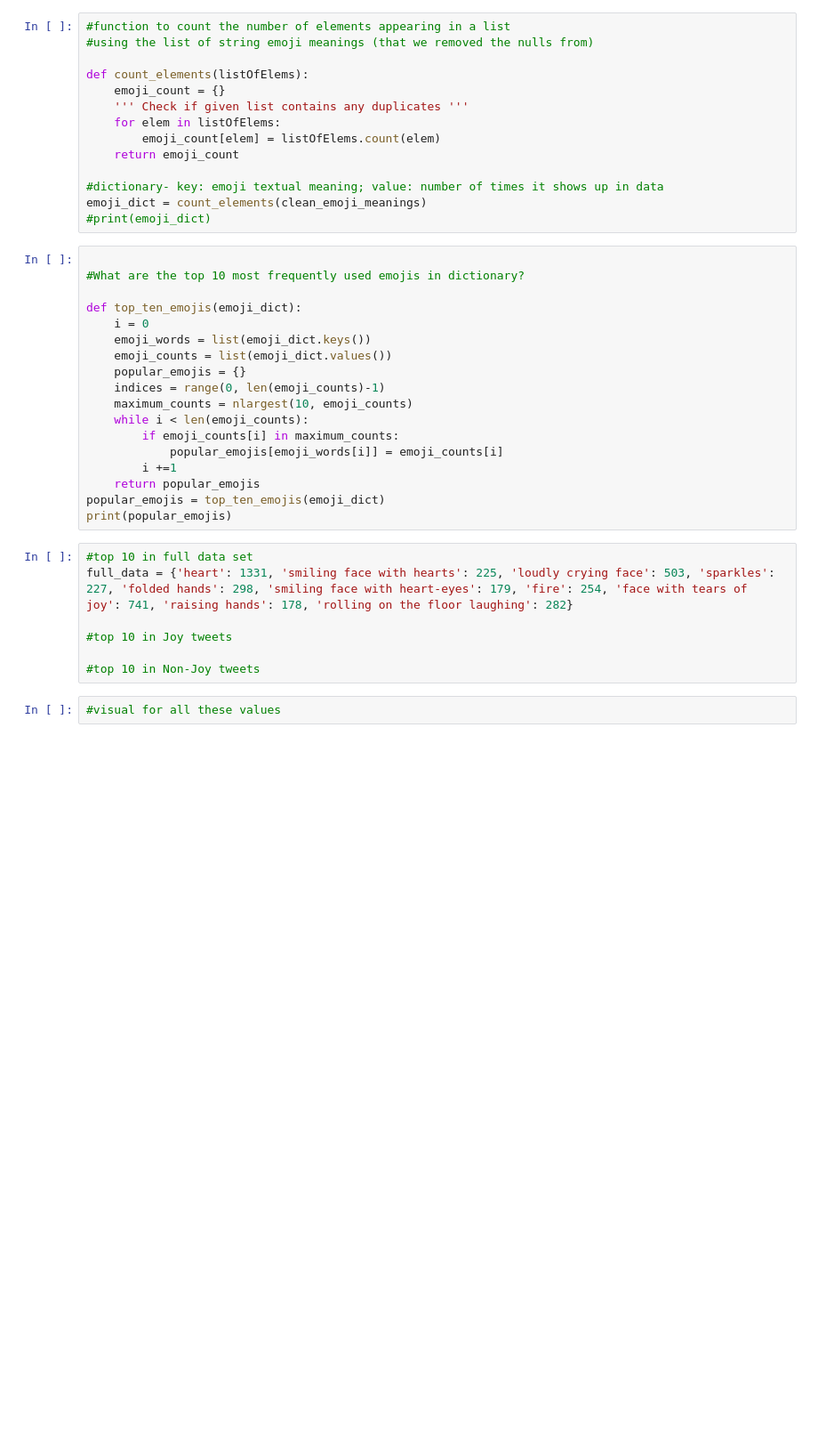
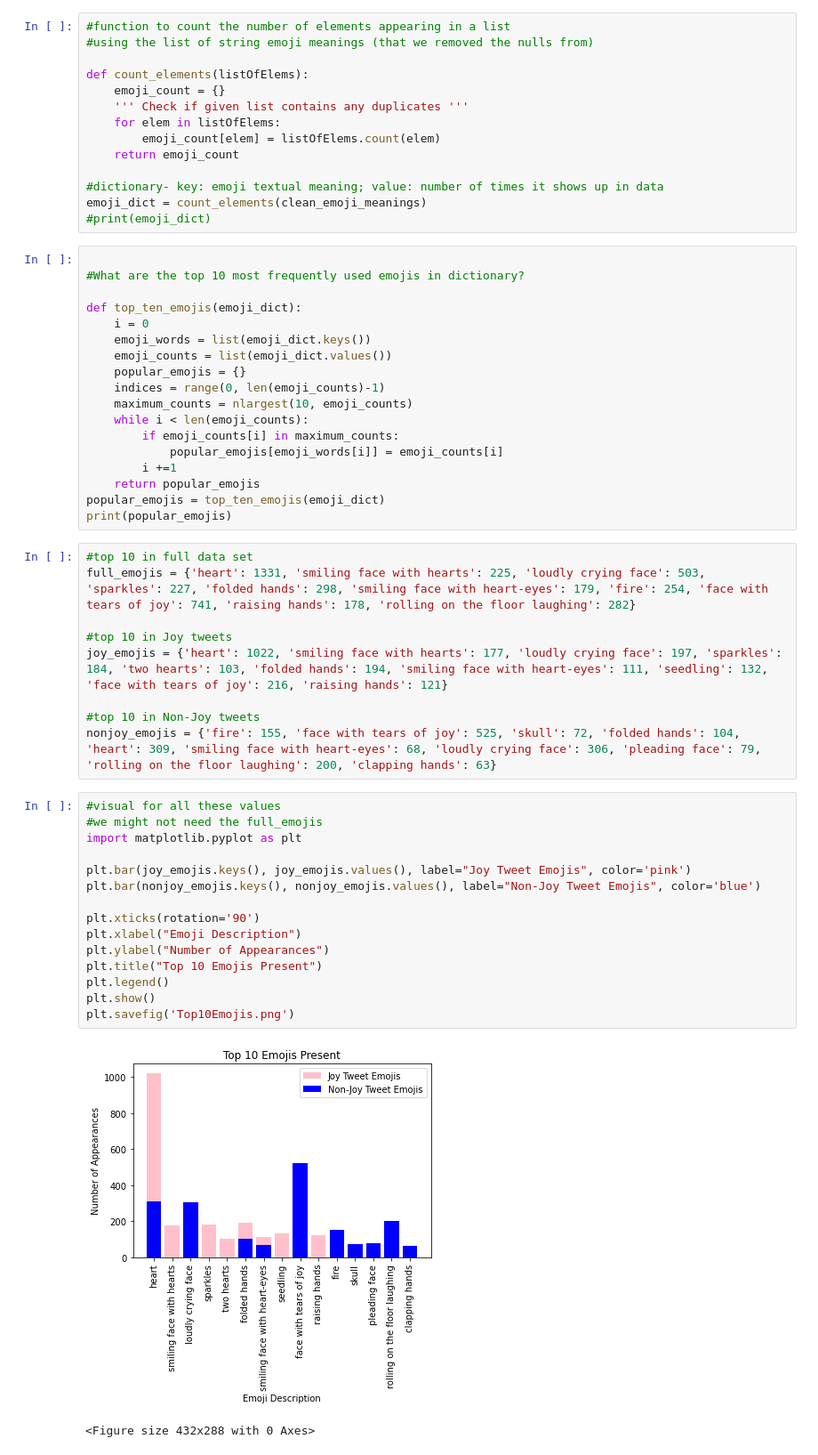
Before and after one commit to corinnesteuk/Joy-Project, a Jupyter notebook: Emoji.ipynb, the cells around one changed output. Shown at 89% size. Drawn from its saved outputs; the diff is of its cells as text; blank space fills up the shorter version.

```diff
--- a/Emoji.ipynb
+++ b/Emoji.ipynb
@@ -107,10 +107,28 @@ popular_emojis = top_ten_emojis(emoji_dict)
 print(popular_emojis)
 # %%
 #top 10 in full data set
-full_data = {'heart': 1331, 'smiling face with hearts': 225, 'loudly crying face': 503, 'sparkles': 227, 'folded hands': 298, 'smiling face with heart-eyes': 179, 'fire': 254, 'face with tears of joy': 741, 'raising hands': 178, 'rolling on the floor laughing': 282}
+full_emojis = {'heart': 1331, 'smiling face with hearts': 225, 'loudly crying face': 503, 'sparkles': 227, 'folded hands': 298, 'smiling face with heart-eyes': 179, 'fire': 254, 'face with tears of joy': 741, 'raising hands': 178, 'rolling on the floor laughing': 282}
 
 #top 10 in Joy tweets
+joy_emojis = {'heart': 1022, 'smiling face with hearts': 177, 'loudly crying face': 197, 'sparkles': 184, 'two hearts': 103, 'folded hands': 194, 'smiling face with heart-eyes': 111, 'seedling': 132, 'face with tears of joy': 216, 'raising hands': 121}
 
 #top 10 in Non-Joy tweets
+nonjoy_emojis = {'fire': 155, 'face with tears of joy': 525, 'skull': 72, 'folded hands': 104, 'heart': 309, 'smiling face with heart-eyes': 68, 'loudly crying face': 306, 'pleading face': 79, 'rolling on the floor laughing': 200, 'clapping hands': 63}
-# %%
-#visual for all these values
+# %%
+#visual for all these values
+#we might not need the full_emojis
+import matplotlib.pyplot as plt
+
+plt.bar(joy_emojis.keys(), joy_emojis.values(), label="Joy Tweet Emojis", color='pink')
+plt.bar(nonjoy_emojis.keys(), nonjoy_emojis.values(), label="Non-Joy Tweet Emojis", color='blue')
+
+plt.xticks(rotation='90')
+plt.xlabel("Emoji Description")
+plt.ylabel("Number of Appearances")
+plt.title("Top 10 Emojis Present")
+plt.legend()
+plt.show()
+plt.savefig('Top10Emojis.png')
+# %% [output]
+[figure, added]
+<Figure size 432x288 with 0 Axes>
```
Also changed, not shown: parts of 2 cells of this notebook, 1 other file.
